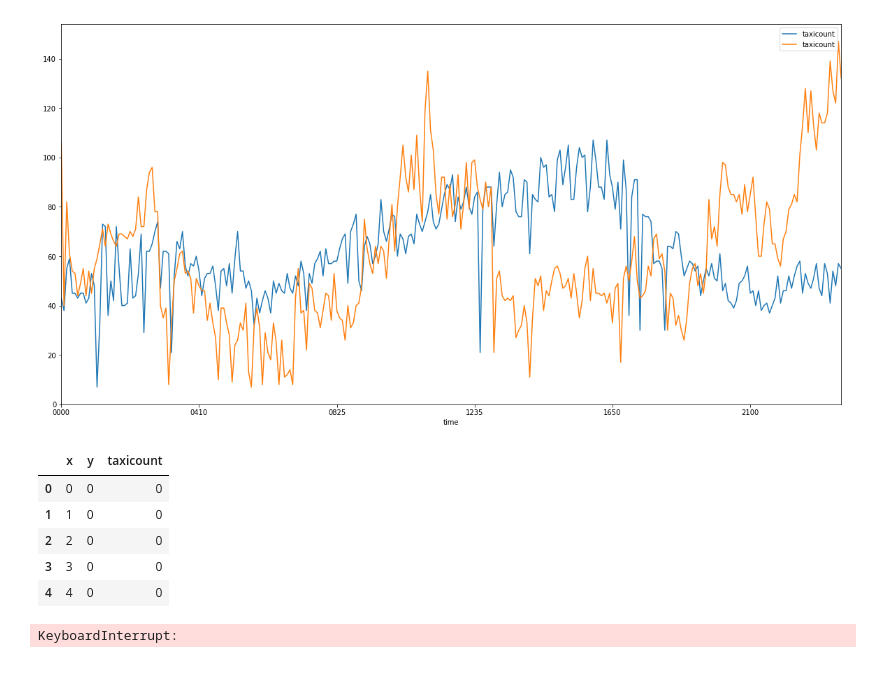
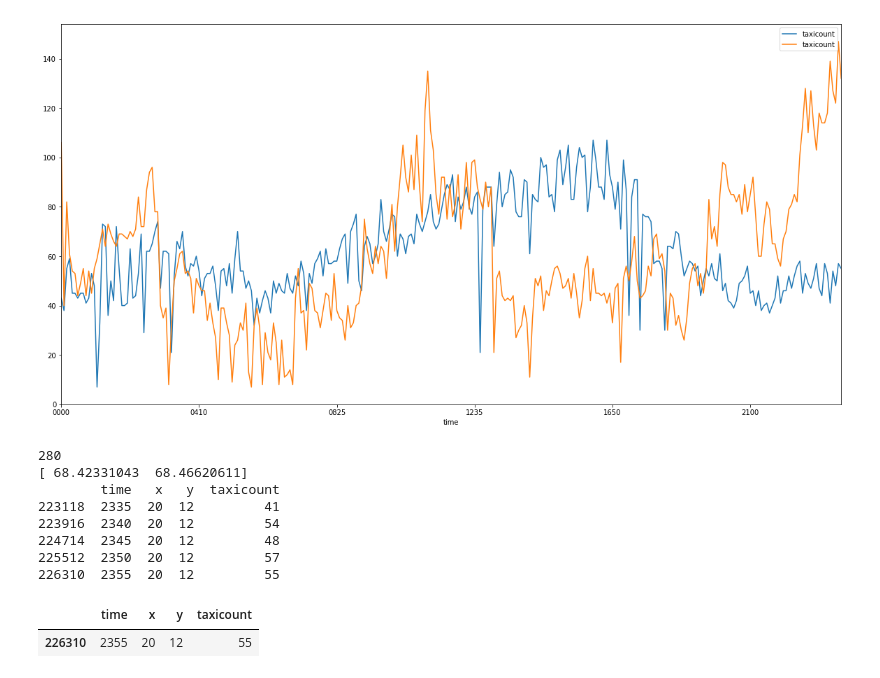
Before and after one commit to hari-allamraju/sg-taxidata, a Jupyter notebook: Basic analysis.ipynb, the cells around one changed output. Drawn from its saved outputs; the diff is of its cells as text; code cells hidden in the pictures.

Commit message:
basic silly predict

```diff
--- a/Basic analysis.ipynb
+++ b/Basic analysis.ipynb
@@ -39,22 +39,34 @@ df.query('x==20 and y==5').plot(ax=ax,y='taxicount',x='time')
 plt.show()
 # %% [output]
 [figure]
-# %%
-data1=taxis.fetch_grid_by_date_and_time("taxis.db","20170627","0905")
-df1 = pd.DataFrame(data1)
-df1.columns=['x','y','taxicount']
-df1.head()
-# %% [output]
-|  | x | y | taxicount |
-| 0 | 0 | 0 | 0 |
-| 1 | 1 | 0 | 0 |
-| 2 | 2 | 0 | 0 |
-| 3 | 3 | 0 | 0 |
-| 4 | 4 | 0 | 0 |
-# %%
-f=plt.figure()
-ax1=f.add_subplot(111,projection='3d')
-ax1.bar(df['x'],df['y'],zs=df['taxicount'],zdir='y')
-plt.show()
-# %% [output]
-KeyboardInterrupt:
+# %%
+from sklearn.linear_model import LinearRegression
+
+X = np.array(range(280))
+y = (df.query('x==20 and y==12').head(280)['taxicount']).as_matrix()
+
+print len(y)
+
+X=X.reshape(-1,1)
+
+model = LinearRegression()
+model.fit(X, y)
+
+X_predict=np.array([281,282]).reshape(-1,1)
+
+print model.predict(X_predict)
+
+print df.query('x==20 and y==12').tail()
+
+df.query("x==20 and y==12 and time=='2355'")
+# %% [output]
+280
+[ 68.42331043  68.46620611]
+        time   x   y  taxicount
+223118  2335  20  12         41
+223916  2340  20  12         54
+224714  2345  20  12         48
+225512  2350  20  12         57
+226310  2355  20  12         55
+|  | time | x | y | taxicount |
+| 226310 | 2355 | 20 | 12 | 55 |
```
Also changed, not shown: parts of 1 cell of this notebook, 1 other file.
